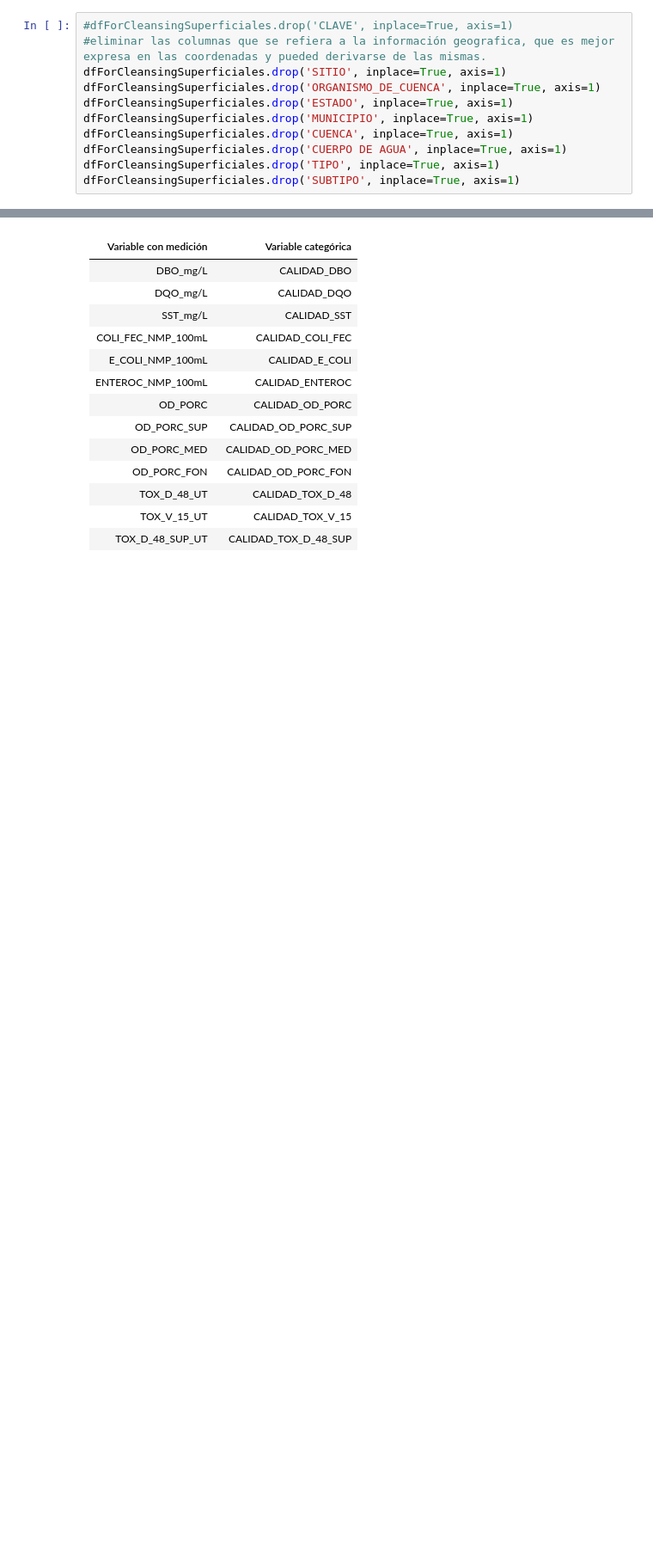
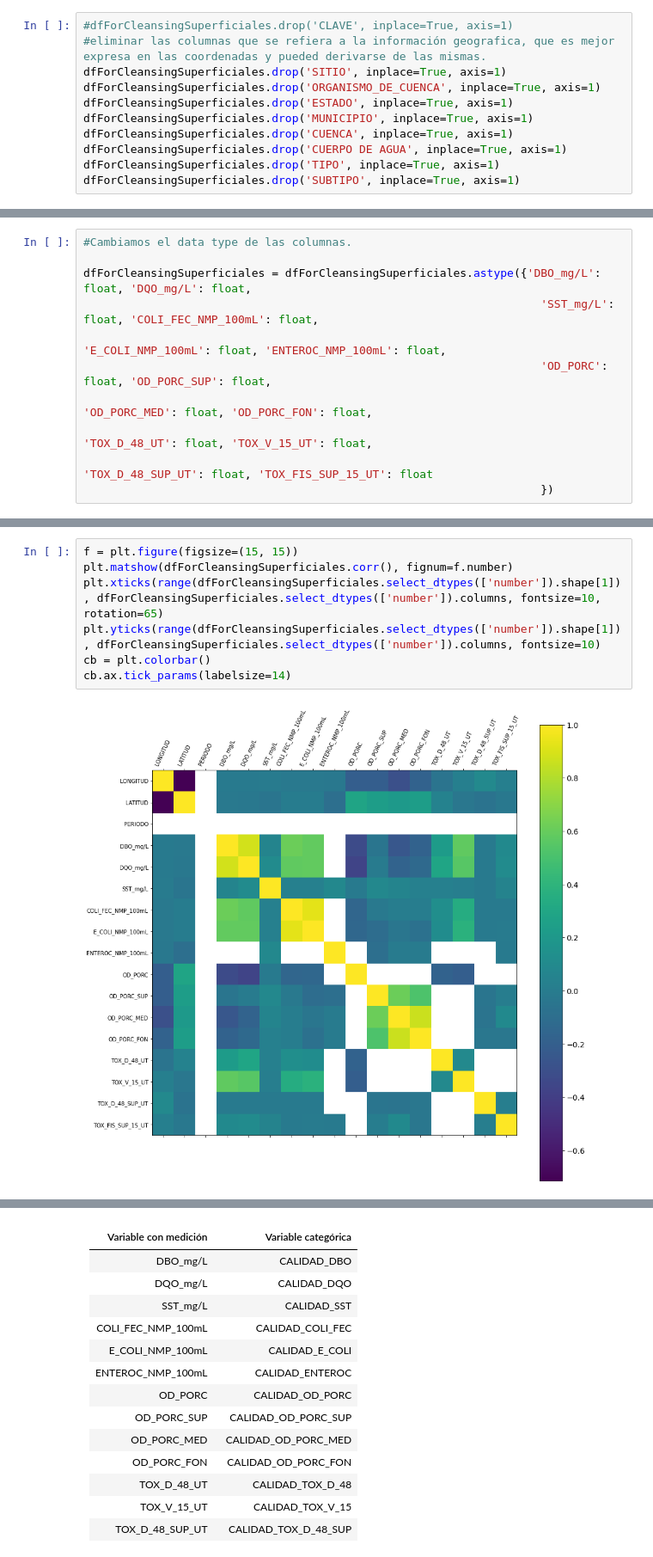
Before and after one commit to PosgradoMNA/actividades-de-aprendizaje-dsercam, a Jupyter notebook: RetoFinal/RetoFinal_Avance1.ipynb, the cells around one changed output, grey strips where cells are left out. Shown at 86% size. Cells and saved outputs as stored; diff of their text form; blank space fills up the shorter version.

```diff
--- a/RetoFinal/RetoFinal_Avance1.ipynb
+++ b/RetoFinal/RetoFinal_Avance1.ipynb
@@ -313,0 +348,11 @@ dfForCleansingSuperficiales.head(4)
+# %%
+#Cambiamos el data type de las columnas.
+
+dfForCleansingSuperficiales = dfForCleansingSuperficiales.astype({'DBO_mg/L': float, 'DQO_mg/L': float,
+                                                                    'SST_mg/L': float, 'COLI_FEC_NMP_100mL': float,
+                                                                    'E_COLI_NMP_100mL': float, 'ENTEROC_NMP_100mL': float,
+                                                                    'OD_PORC': float, 'OD_PORC_SUP': float,
+                                                                    'OD_PORC_MED': float, 'OD_PORC_FON': float,
+                                                                    'TOX_D_48_UT': float, 'TOX_V_15_UT': float,
+                                                                    'TOX_D_48_SUP_UT': float, 'TOX_FIS_SUP_15_UT': float
+                                                                    })
@@ -314 +380,10 @@ dfForCleansingSuperficiales.head(4)
+# %%
+f = plt.figure(figsize=(15, 15))
+plt.matshow(dfForCleansingSuperficiales.corr(), fignum=f.number)
+plt.xticks(range(dfForCleansingSuperficiales.select_dtypes(['number']).shape[1]), dfForCleansingSuperficiales.select_dtypes(['number']).columns, fontsize=10, rotation=65)
+plt.yticks(range(dfForCleansingSuperficiales.select_dtypes(['number']).shape[1]), dfForCleansingSuperficiales.select_dtypes(['number']).columns, fontsize=10)
+cb = plt.colorbar()
+cb.ax.tick_params(labelsize=14)
+# %% [output]
+[figure, added]
 # %% [markdown]
```
Also changed, not shown: parts of 27 cells of this notebook.
